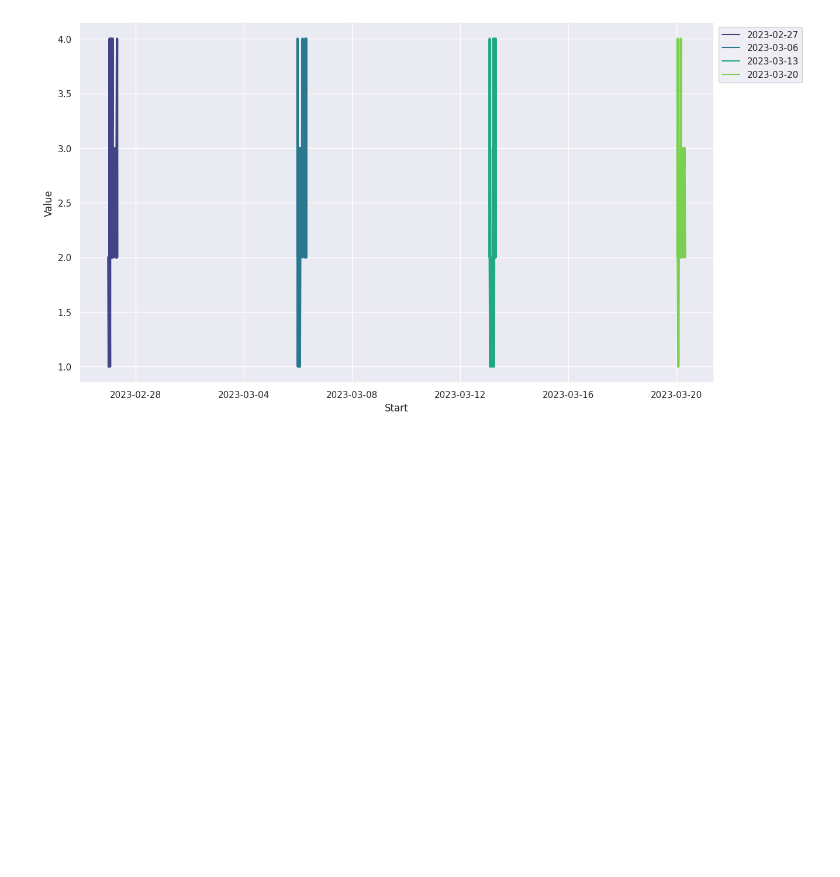
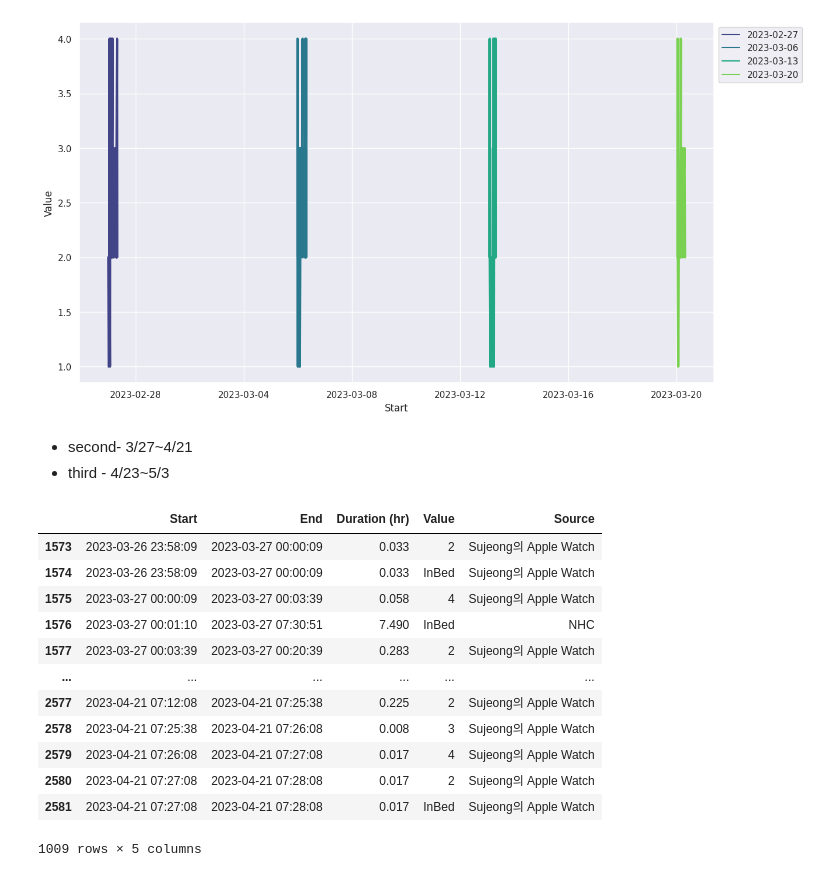
Before and after one commit to heejjj/Sleeping_Project, a Jupyter notebook: 데이터전처리.ipynb, the cells around one changed output. Cells and saved outputs as stored; diff of their text form; code cells hidden in the pictures; blank space fills up the shorter version.

```diff
--- a/데이터전처리.ipynb
+++ b/데이터전처리.ipynb
@@ -1298,3 +1375,26 @@ plt.legend(bbox_to_anchor=(1, 1))
 plt.show()
 # %% [output]
 [figure]
+# %% [markdown]
+- second- 3/27~4/21
+- third - 4/23~5/3
+# %%
+start_date = '2023-03-26 12:00:00'
+end_date = '2023-04-21 12:00:00'
+second = data[(data['Start']>=start_date) & (data['Start']<=end_date)]
+
+second
+# %% [output]
+|  | Start | End | Duration (hr) | Value | Source |
+| 1573 | 2023-03-26 23:58:09 | 2023-03-27 00:00:09 | 0.033 | 2 | Sujeong의 Apple Watch |
+| 1574 | 2023-03-26 23:58:09 | 2023-03-27 00:00:09 | 0.033 | InBed | Sujeong의 Apple Watch |
+| 1575 | 2023-03-27 00:00:09 | 2023-03-27 00:03:39 | 0.058 | 4 | Sujeong의 Apple Watch |
+| 1576 | 2023-03-27 00:01:10 | 2023-03-27 07:30:51 | 7.490 | InBed | NHC |
+| 1577 | 2023-03-27 00:03:39 | 2023-03-27 00:20:39 | 0.283 | 2 | Sujeong의 Apple Watch |
+| ... | ... | ... | ... | ... | ... |
+| 2577 | 2023-04-21 07:12:08 | 2023-04-21 07:25:38 | 0.225 | 2 | Sujeong의 Apple Watch |
+| 2578 | 2023-04-21 07:25:38 | 2023-04-21 07:26:08 | 0.008 | 3 | Sujeong의 Apple Watch |
+| 2579 | 2023-04-21 07:26:08 | 2023-04-21 07:27:08 | 0.017 | 4 | Sujeong의 Apple Watch |
+| 2580 | 2023-04-21 07:27:08 | 2023-04-21 07:28:08 | 0.017 | 2 | Sujeong의 Apple Watch |
+| 2581 | 2023-04-21 07:27:08 | 2023-04-21 07:28:08 | 0.017 | InBed | Sujeong의 Apple Watch |
+1009 rows × 5 columns
```
Also changed, not shown: parts of 28 cells of this notebook.
